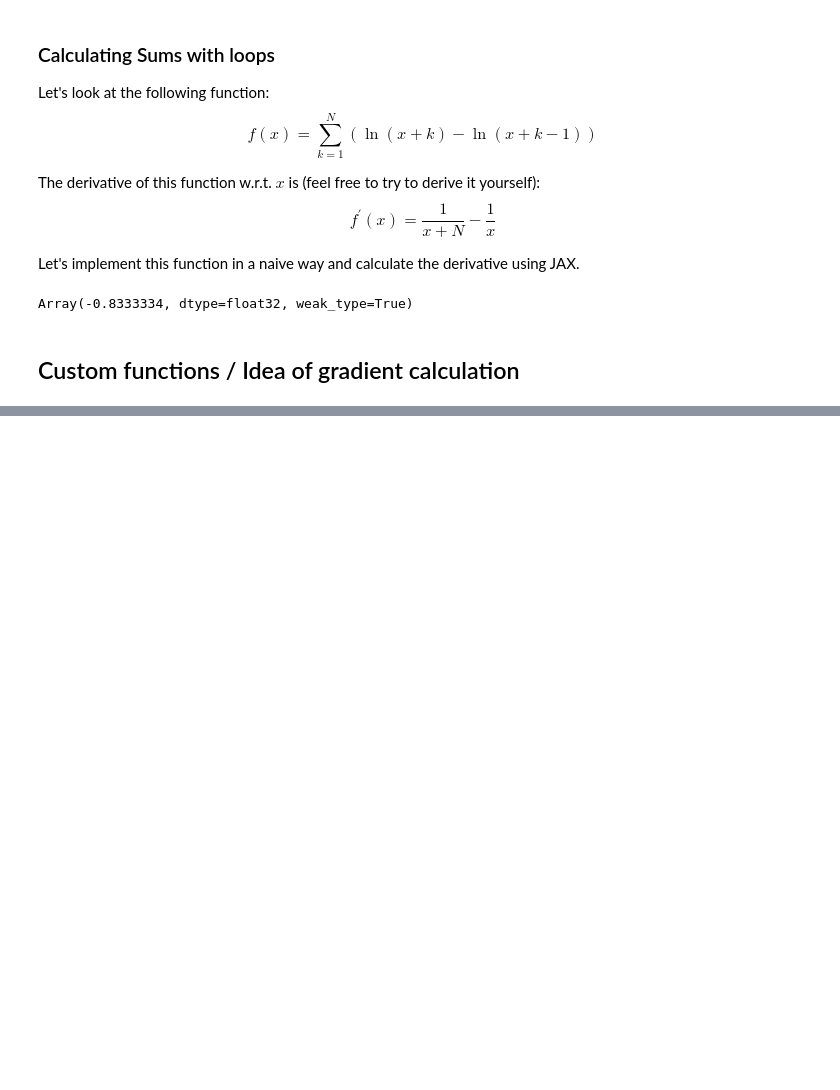
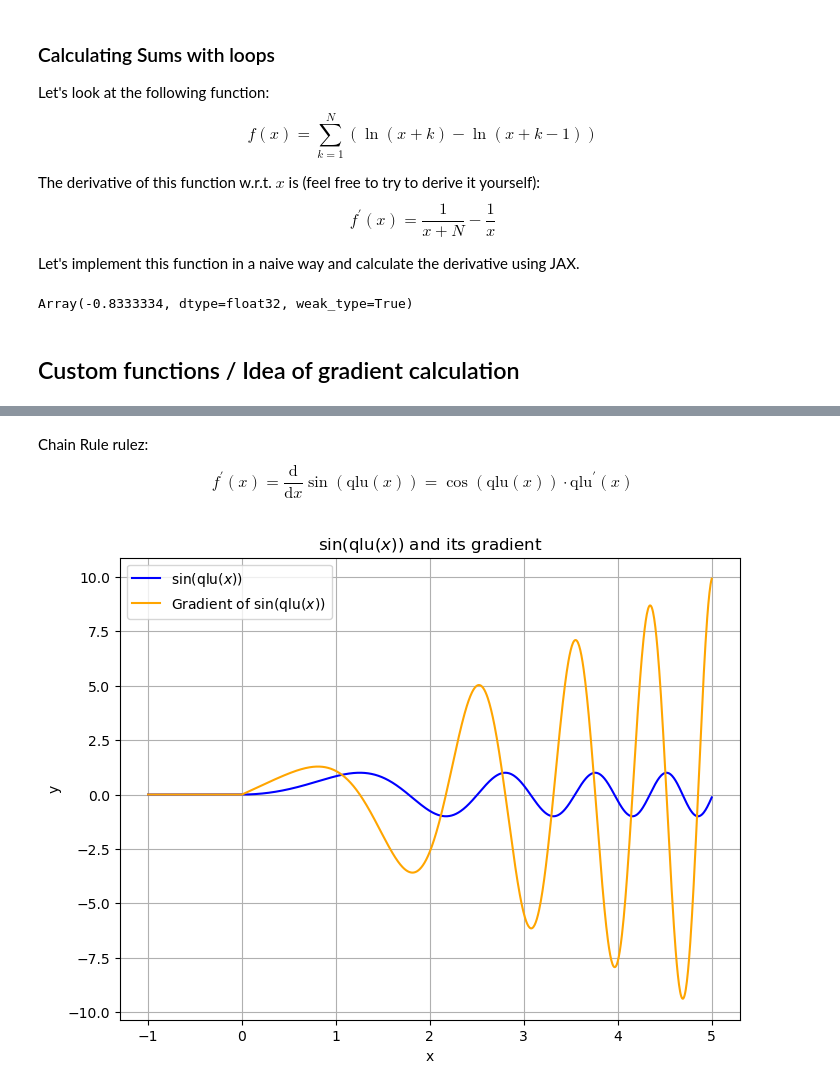
Before and after one commit to ioskn/mldl_htwg, a Jupyter notebook: autodiff/jax_autodiff.ipynb, the cells around one changed output, grey strips where cells are left out. Drawn from its saved outputs; the diff is of its cells as text; code cells hidden in the pictures; blank space fills up the shorter version.

```diff
--- a/autodiff/jax_autodiff.ipynb
+++ b/autodiff/jax_autodiff.ipynb
@@ -145,0 +178,26 @@ Gradients of Custom ReLU at test points: [0.   0.42 4.  ]
+# %% [markdown]
+Chain Rule rulez:
+$$
+f^{\prime}(x) = \frac{\mathrm{d}}{\mathrm{d}x} \sin(\mathrm{qlu}(x)) = \cos(\mathrm{qlu}(x)) \cdot \mathrm{qlu}^{\prime}(x)
+$$
+# %%
+
+# Generate x values
+x = jnp.linspace(-1, 5, 1000)
+
+# Compute sin(qlu(x)) and its gradient
+y = jnp.sin(qlu(x))
+dy_dx = jax.vmap(jax.grad(lambda x: jnp.sin(qlu(x))))(x)
+
+# Plot the function and its gradient
+plt.figure(figsize=(8, 6))
+plt.plot(x, y, label=r"$\sin(\mathrm{qlu}(x))$", color='blue')
+plt.plot(x, dy_dx, label=r"Gradient of $\sin(\mathrm{qlu}(x))$", color='orange')
+plt.xlabel("x")
+plt.ylabel("y")
+plt.title(r"$\sin(\mathrm{qlu}(x))$ and its gradient")
+plt.legend()
+plt.grid(True)
+plt.show()
+# %% [output]
+[figure, added]
```
Also changed, not shown: parts of 3 cells of this notebook.
